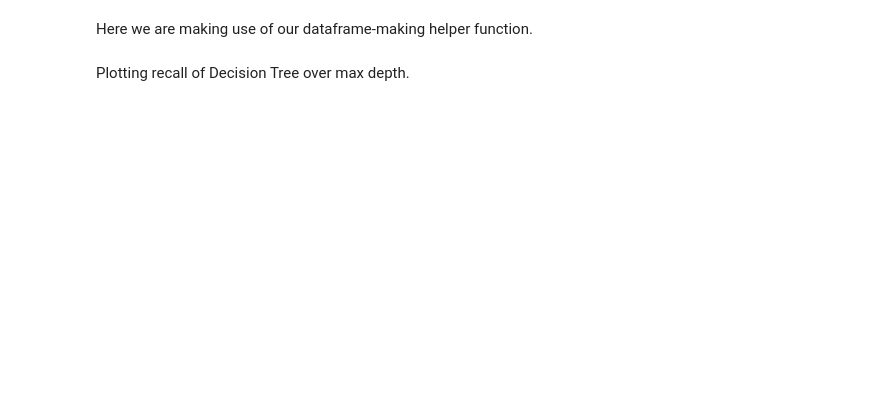
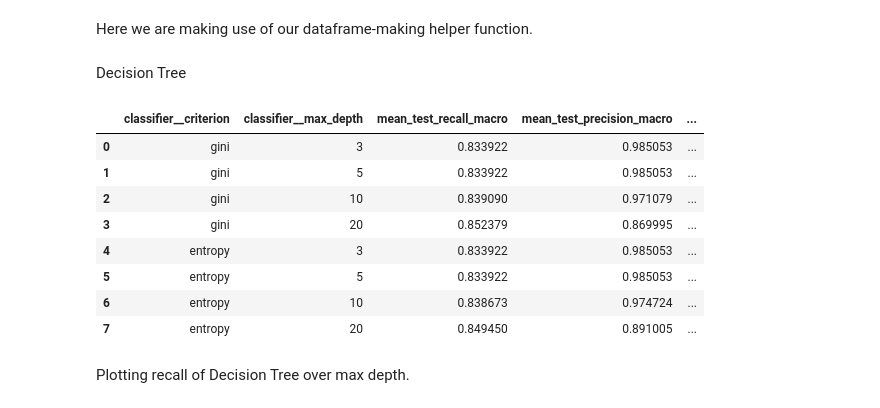
Before and after one commit to ultra-passion-fruit/Diabetes-Data-Analysis, a Jupyter notebook: csi4106_a2_300228879_300240688.ipynb, the cells around one changed output. Saved outputs shown, nothing was run; the diff lists cells and outputs as text; code cells hidden in the pictures; blank space fills up the shorter version.

```diff
--- a/csi4106_a2_300228879_300240688.ipynb
+++ b/csi4106_a2_300228879_300240688.ipynb
@@ -833,5 +828,19 @@ tree_grid_search_df = extract_cv_results(tree_grid_search.cv_results_)
 knn_grid_search_df = extract_cv_results(knn_grid_search.cv_results_)
 
 logic_grid_search_df = extract_cv_results(logic_grid_search.cv_results_)
+# %% [markdown]
+Decision Tree
+# %%
+tree_grid_search_df
+# %% [output]
+|  | classifier__criterion | classifier__max_depth | mean_test_recall_macro | mean_test_precision_macro | ... |
+| 0 | gini | 3 | 0.833922 | 0.985053 | ... |
+| 1 | gini | 5 | 0.833922 | 0.985053 | ... |
+| 2 | gini | 10 | 0.839090 | 0.971079 | ... |
+| 3 | gini | 20 | 0.852379 | 0.869995 | ... |
+| 4 | entropy | 3 | 0.833922 | 0.985053 | ... |
+| 5 | entropy | 5 | 0.833922 | 0.985053 | ... |
+| 6 | entropy | 10 | 0.838673 | 0.974724 | ... |
+| 7 | entropy | 20 | 0.849450 | 0.891005 | ... |
 # %% [markdown]
 Plotting recall of Decision Tree over max depth.
```
Also changed, not shown: parts of 17 cells of this notebook.
